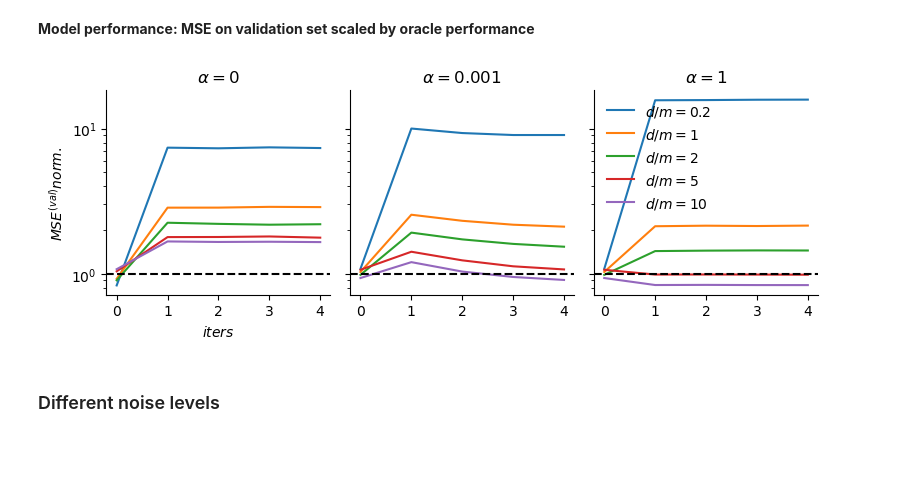
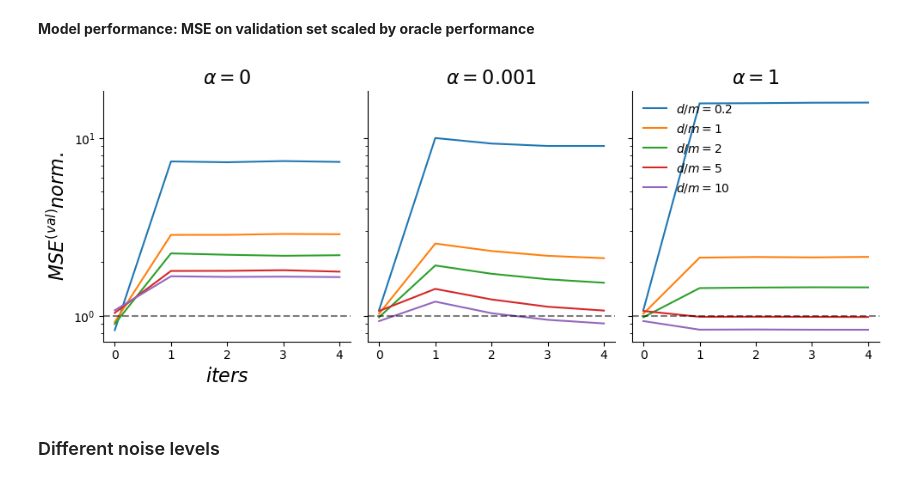
Before and after one commit to shamPJ/het-FL, a Jupyter notebook: src/FedRelax.ipynb, the cells around one changed output. Drawn from its saved outputs; the diff is of its cells as text; code cells hidden in the pictures; blank space fills up the shorter version.

```diff
--- a/src/FedRelax.ipynb
+++ b/src/FedRelax.ipynb
@@ -536,10 +562,10 @@ if save_npy:
 labels = [r'$\sigma = 0$', r'$\sigma = 0.1$', r'$\sigma = 1$', r'$\sigma = 5$']
 titles = [r'$\alpha=0$', r'$\alpha=0.01$', r'$\alpha=0.05$']
 
-fig, axs = plt.subplots(1, len(reg), sharey=True, figsize=(8,3))
+fig, axs = plt.subplots(1, len(reg), sharey=True, figsize=(10,4))
 
 for ax, mse, title in zip(axs, err_noise, titles):
-    for i in range(len(noise_vals)):
+    for i in [0,2,3]:
         ax.plot(np.arange(len(mse[i])), mse[i], label=labels[i])
     ax.set_title(title)
 
@@ -713,7 +739,7 @@ Wall time: 6min 15s
 # %%
 titles = [r'$\alpha=0$', r'$\alpha=0.01$', r'$\alpha=0.05$']
 
-fig, axs = plt.subplots(1, len(reg), sharey=True, figsize=(8,3))
+fig, axs = plt.subplots(1, len(reg), sharey=True, figsize=(10,4))
 
 for ax, ee, ee_oracle, ee_ifca, ee_ifca2, ee_fedavg, title in zip(axs, err, err_oracle, err_ifca, err_ifca2, err_fedavg, titles):
     ax.plot(np.arange(iters), ee, label='FedRelax')
@@ -851,15 +877,16 @@ reg   = [0, 0.001, 1]
 noise = 0
 iters = 5
 
-mse_train      = np.zeros((len(reg),len(d), iters))
-mse_val        = np.zeros((len(reg),len(d), iters))
-mse_val_oracle = np.zeros((len(reg),len(d), iters))
+if save_npy:
+    mse_train      = np.zeros((len(reg),len(d), iters))
+    mse_val        = np.zeros((len(reg),len(d), iters))
+    mse_val_oracle = np.zeros((len(reg),len(d), iters))
 
-for i, reg_term in enumerate(reg):
-    out = Parallel(n_jobs=-1)(delayed(experiment)(reg_term, n_features, noise, iters) for n_features in d)
+    for i, reg_term in enumerate(reg):
+        out = Parallel(n_jobs=-1)(delayed(experiment)(reg_term, n_features, noise, iters) for n_features in d)
 
-    for j in range(len(d)):
-        mse_train[i,j]      = out[j][0]
-        mse_val[i,j]        = out[j][1]
-        mse_val_oracle[i,j] = out[j][2]
+        for j in range(len(d)):
+            mse_train[i,j]      = out[j][0]
+            mse_val[i,j]        = out[j][1]
+            mse_val_oracle[i,j] = out[j][2]
 # %% [output]
@@ -870,6 +897,10 @@ if save_npy:
     np.save("DTreg_clustered_mse_train", mse_train)
     np.save("DTreg_clustered_mse_val", mse_val)
     np.save("DTreg_clustered_mse_val_oracle", mse_val_oracle)
+else:
+    mse_train      = np.load("DTreg_clustered_mse_train.npy")
+    mse_val        = np.load("DTreg_clustered_mse_val.npy")
+    mse_val_oracle = np.load("DTreg_clustered_mse_val_oracle.npy")
 # %% [markdown]
 **Model performance: MSE on training set**
 # %%
@@ -943,26 +974,26 @@ plt.show()
 # %%
 labels = ['$d/m = 0.2$', '$d/m = 1$', '$d/m = 2$', '$d/m = 5$', '$d/m = 10$']
 titles = [r'$\alpha=0$', r'$\alpha=0.001$', r'$\alpha=1$']
 
-fig, axs = plt.subplots(1, len(reg), sharey=True, figsize=(8,3))
+fig, axs = plt.subplots(1, len(reg), sharey=True, figsize=(10,4))
 
 for ax, mse, mse_oracle, title in zip(axs, mse_val, mse_val_oracle, titles):
     for i in range(len(d)):
         ax.plot(np.arange(len(mse[i])), mse[i]/mse_oracle[i], label=labels[i])
-    ax.axhline(y=1,ls='--', c='k')
+    ax.axhline(y=1,ls='--', c='k', alpha=0.5)
     ax.set_title(title)
 
 axs[0].set_ylabel (r'$MSE^{(val)} norm.$')
 axs[0].set_xlabel ('$iters$')
 
 plt.legend(frameon=False)
 plt.yscale("log")
 #fig.suptitle('Algorithm 2 MSE w.r.t. d/m ratio')
 fig.tight_layout()
 plt.savefig("DTreg_clustered_MSEnorm_dm.png")
 plt.show()
 # %% [output]
-[figure, old version]
+[figure, new version]
 # %% [markdown]
 ### Different noise levels
 # %%
```
Also changed, not shown: parts of 19 cells of this notebook, 1 other file.
